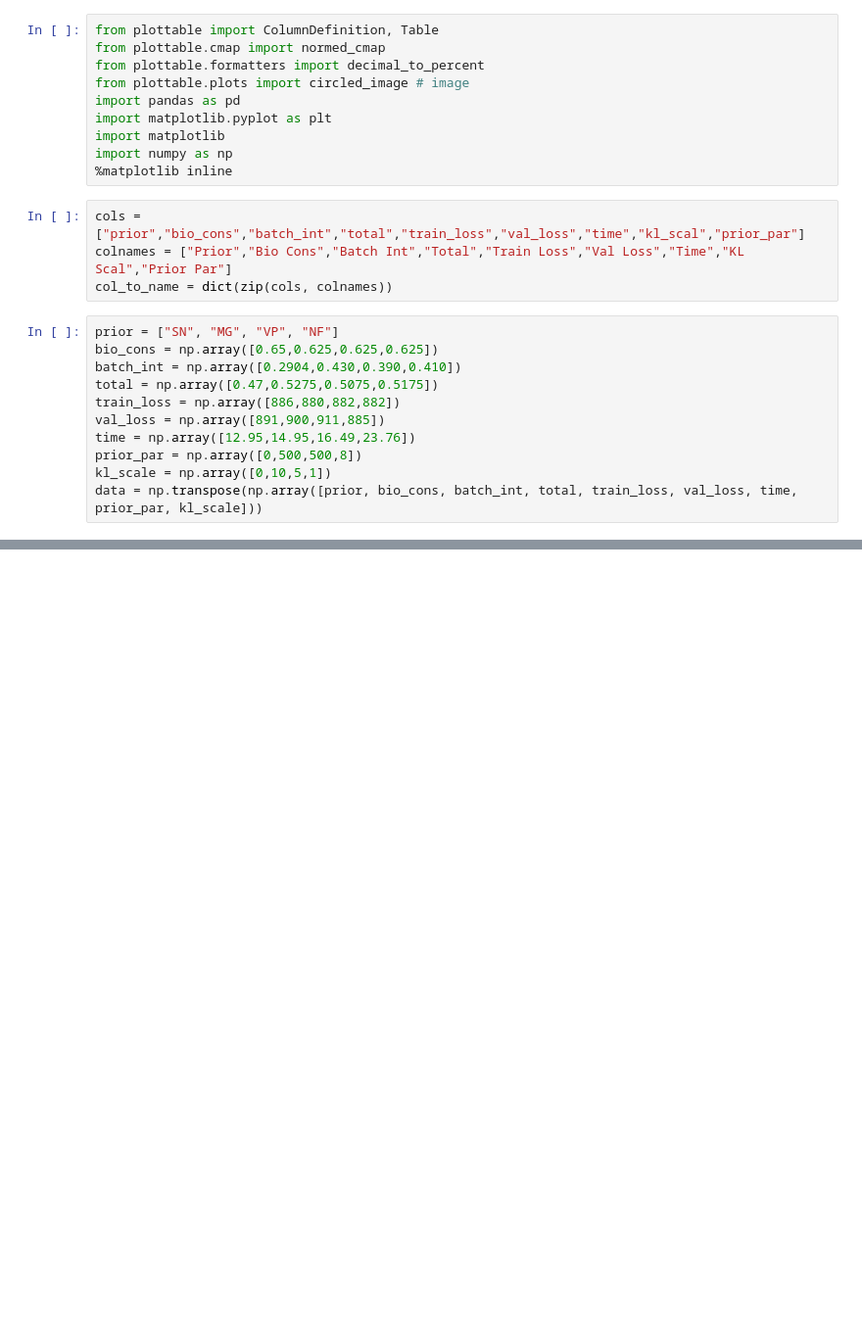
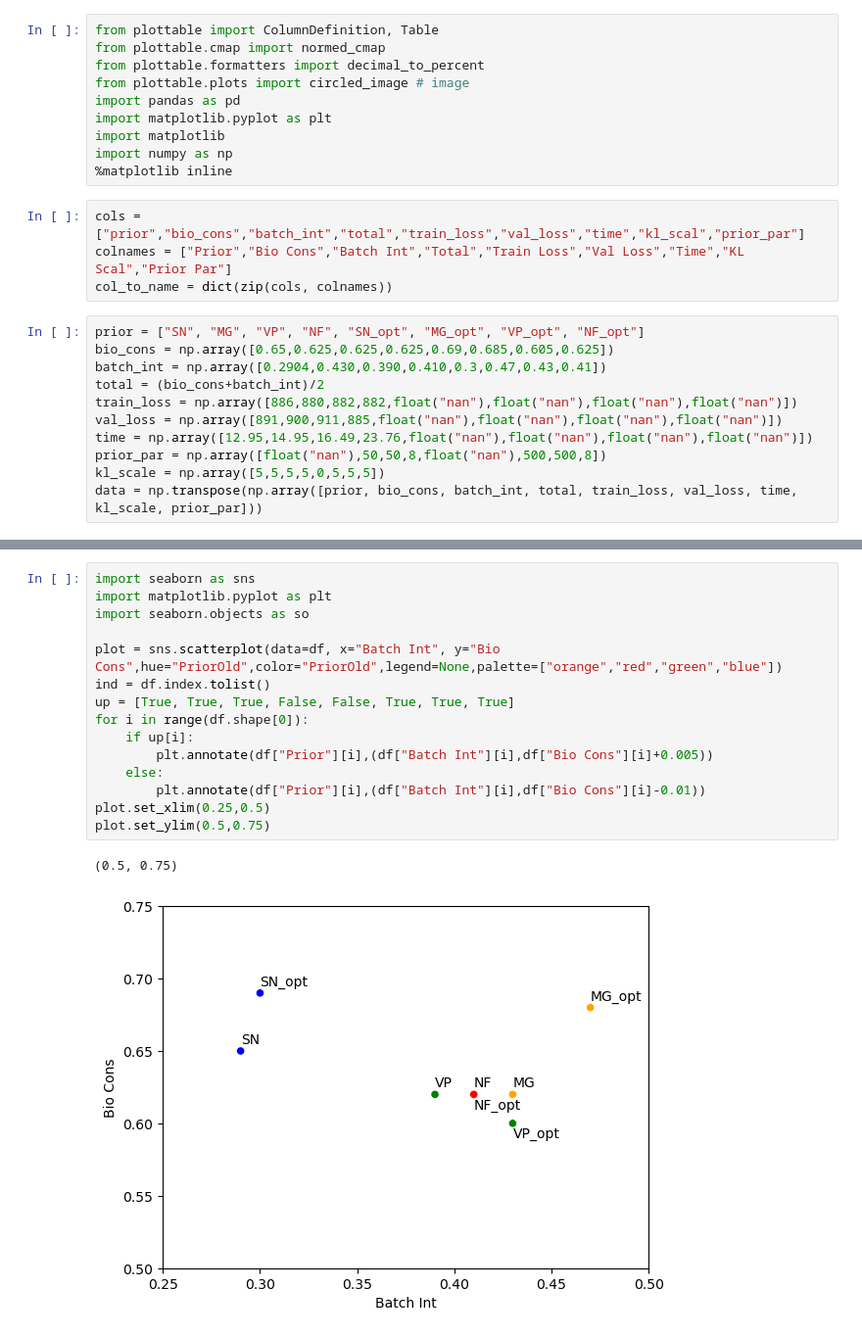
Before and after one commit to LeanderDiazBone/BachelorThesis, a Jupyter notebook: Visualization/result_conclusion.ipynb, the cells around one changed output, grey strips where cells are left out. Shown at 98% size. Drawn from its saved outputs; the diff is of its cells as text; blank space fills up the shorter version.

```diff
--- a/Visualization/result_conclusion.ipynb
+++ b/Visualization/result_conclusion.ipynb
@@ -13,13 +13,13 @@ cols = ["prior","bio_cons","batch_int","total","train_loss","val_loss","time","k
 colnames = ["Prior","Bio Cons","Batch Int","Total","Train Loss","Val Loss","Time","KL Scal","Prior Par"]
 col_to_name = dict(zip(cols, colnames))
 # %%
-prior = ["SN", "MG", "VP", "NF"]
-bio_cons = np.array([0.65,0.625,0.625,0.625])
-batch_int = np.array([0.2904,0.430,0.390,0.410])
-total = np.array([0.47,0.5275,0.5075,0.5175])
-train_loss = np.array([886,880,882,882])
-val_loss = np.array([891,900,911,885])
-time = np.array([12.95,14.95,16.49,23.76])
-prior_par = np.array([0,500,500,8])
-kl_scale = np.array([0,10,5,1])
-data = np.transpose(np.array([prior, bio_cons, batch_int, total, train_loss, val_loss, time, prior_par, kl_scale]))
+prior = ["SN", "MG", "VP", "NF", "SN_opt", "MG_opt", "VP_opt", "NF_opt"]
+bio_cons = np.array([0.65,0.625,0.625,0.625,0.69,0.685,0.605,0.625])
+batch_int = np.array([0.2904,0.430,0.390,0.410,0.3,0.47,0.43,0.41])
+total = (bio_cons+batch_int)/2
+train_loss = np.array([886,880,882,882,float("nan"),float("nan"),float("nan"),float("nan")])
+val_loss = np.array([891,900,911,885,float("nan"),float("nan"),float("nan"),float("nan")])
+time = np.array([12.95,14.95,16.49,23.76,float("nan"),float("nan"),float("nan"),float("nan")])
+prior_par = np.array([float("nan"),50,50,8,float("nan"),500,500,8])
+kl_scale = np.array([5,5,5,5,0,5,5,5])
+data = np.transpose(np.array([prior, bio_cons, batch_int, total, train_loss, val_loss, time, kl_scale, prior_par]))
@@ -138,0 +140,18 @@ table = Table(
+# %%
+import seaborn as sns
+import matplotlib.pyplot as plt
+import seaborn.objects as so
+
+plot = sns.scatterplot(data=df, x="Batch Int", y="Bio Cons",hue="PriorOld",color="PriorOld",legend=None,palette=["orange","red","green","blue"])
+ind = df.index.tolist()
+up = [True, True, True, False, False, True, True, True]
+for i in range(df.shape[0]):
+    if up[i]:
+        plt.annotate(df["Prior"][i],(df["Batch Int"][i],df["Bio Cons"][i]+0.005))
+    else:
+        plt.annotate(df["Prior"][i],(df["Batch Int"][i],df["Bio Cons"][i]-0.01))
+plot.set_xlim(0.25,0.5)
+plot.set_ylim(0.5,0.75)
+# %% [output]
+(0.5, 0.75)
+[figure, added]
```
Also changed, not shown: parts of 4 cells of this notebook, 2 other files.
